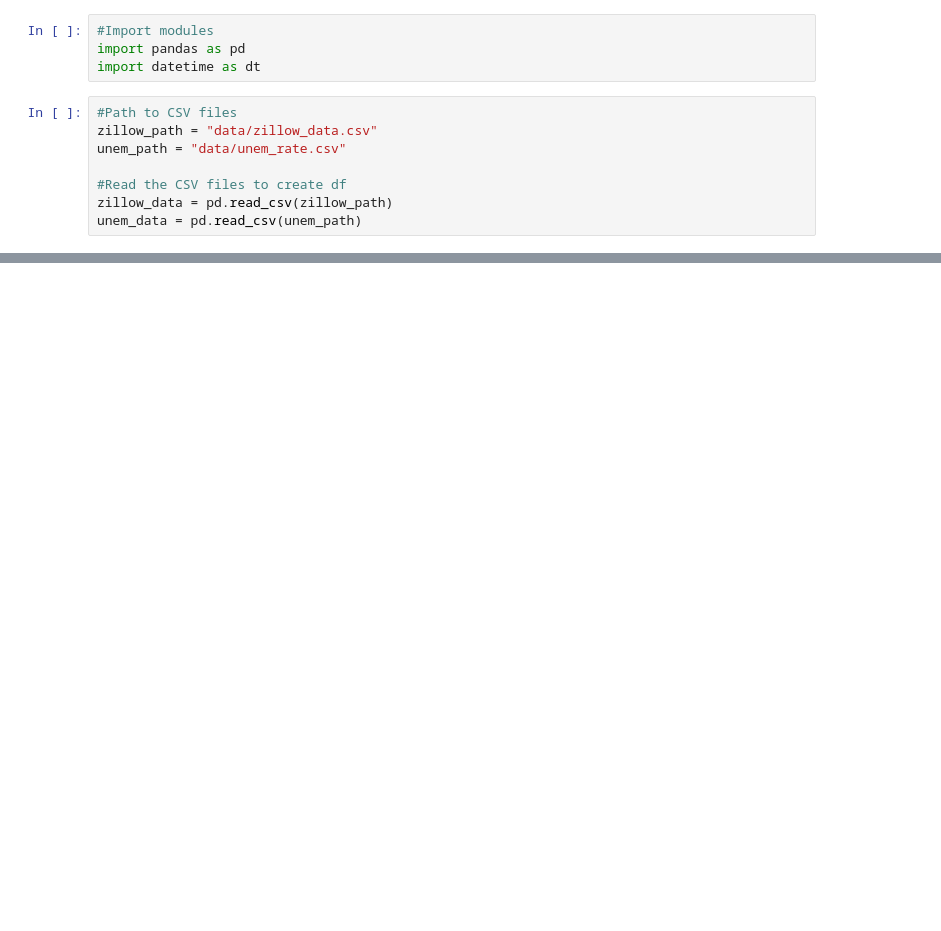
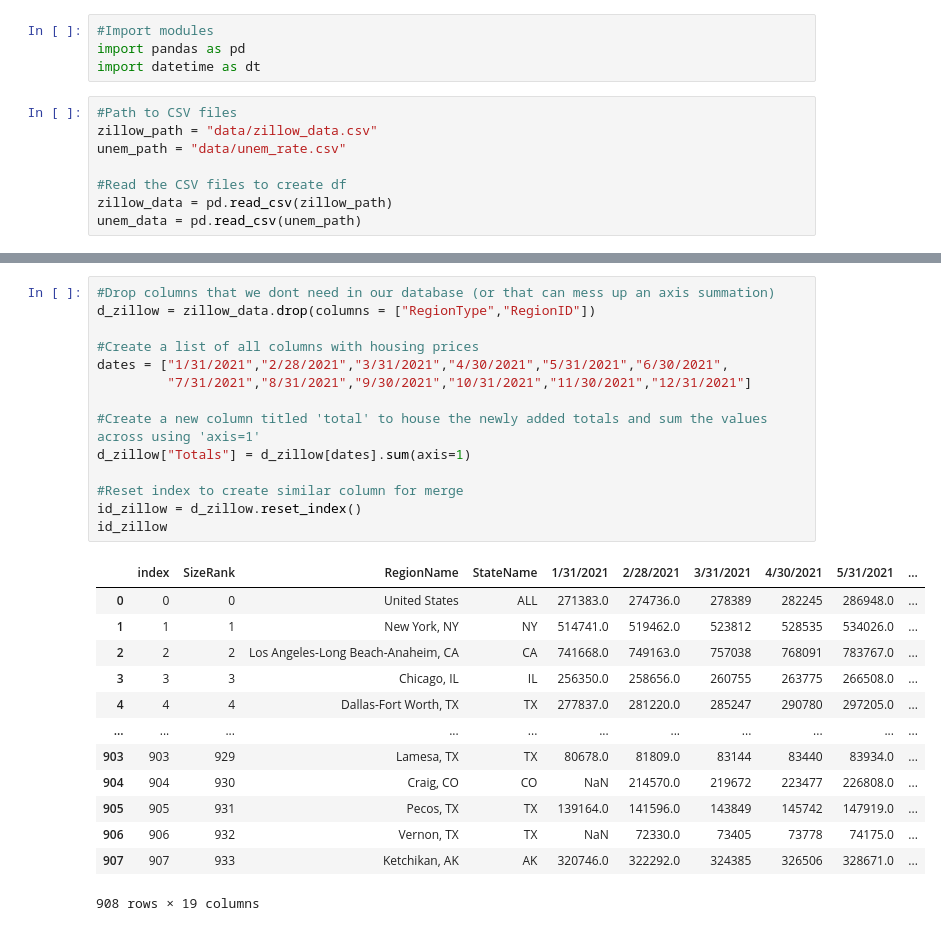
Before and after one commit to RobSalazar/Project-2, a Jupyter notebook: data_cleaning.ipynb, the cells around one changed output, grey strips where cells are left out. Drawn from its saved outputs; the diff is of its cells as text; blank space fills up the shorter version.

```diff
--- a/data_cleaning.ipynb
+++ b/data_cleaning.ipynb
@@ -28,0 +13,28 @@ zillow_data.drop(columns = "RegionType")
+# %%
+#Drop columns that we dont need in our database (or that can mess up an axis summation)
+d_zillow = zillow_data.drop(columns = ["RegionType","RegionID"])
+
+#Create a list of all columns with housing prices
+dates = ["1/31/2021","2/28/2021","3/31/2021","4/30/2021","5/31/2021","6/30/2021",
+         "7/31/2021","8/31/2021","9/30/2021","10/31/2021","11/30/2021","12/31/2021"]
+
+#Create a new column titled 'total' to house the newly added totals and sum the values across using 'axis=1'
+d_zillow["Totals"] = d_zillow[dates].sum(axis=1)
+
+#Reset index to create similar column for merge
+id_zillow = d_zillow.reset_index()
+id_zillow
+# %% [output]
+|  | index | SizeRank | RegionName | StateName | 1/31/2021 | 2/28/2021 | 3/31/2021 | 4/30/2021 | 5/31/2021 | ... |
+| 0 | 0 | 0 | United States | ALL | 271383.0 | 274736.0 | 278389 | 282245 | 286948.0 | ... |
+| 1 | 1 | 1 | New York, NY | NY | 514741.0 | 519462.0 | 523812 | 528535 | 534026.0 | ... |
+| 2 | 2 | 2 | Los Angeles-Long Beach-Anaheim, CA | CA | 741668.0 | 749163.0 | 757038 | 768091 | 783767.0 | ... |
+| 3 | 3 | 3 | Chicago, IL | IL | 256350.0 | 258656.0 | 260755 | 263775 | 266508.0 | ... |
+| 4 | 4 | 4 | Dallas-Fort Worth, TX | TX | 277837.0 | 281220.0 | 285247 | 290780 | 297205.0 | ... |
+| ... | ... | ... | ... | ... | ... | ... | ... | ... | ... | ... |
+| 903 | 903 | 929 | Lamesa, TX | TX | 80678.0 | 81809.0 | 83144 | 83440 | 83934.0 | ... |
+| 904 | 904 | 930 | Craig, CO | CO | NaN | 214570.0 | 219672 | 223477 | 226808.0 | ... |
+| 905 | 905 | 931 | Pecos, TX | TX | 139164.0 | 141596.0 | 143849 | 145742 | 147919.0 | ... |
+| 906 | 906 | 932 | Vernon, TX | TX | NaN | 72330.0 | 73405 | 73778 | 74175.0 | ... |
+| 907 | 907 | 933 | Ketchikan, AK | AK | 320746.0 | 322292.0 | 324385 | 326506 | 328671.0 | ... |
+908 rows × 19 columns
```
Also changed, not shown: parts of 4 cells of this notebook, 1 other file.
